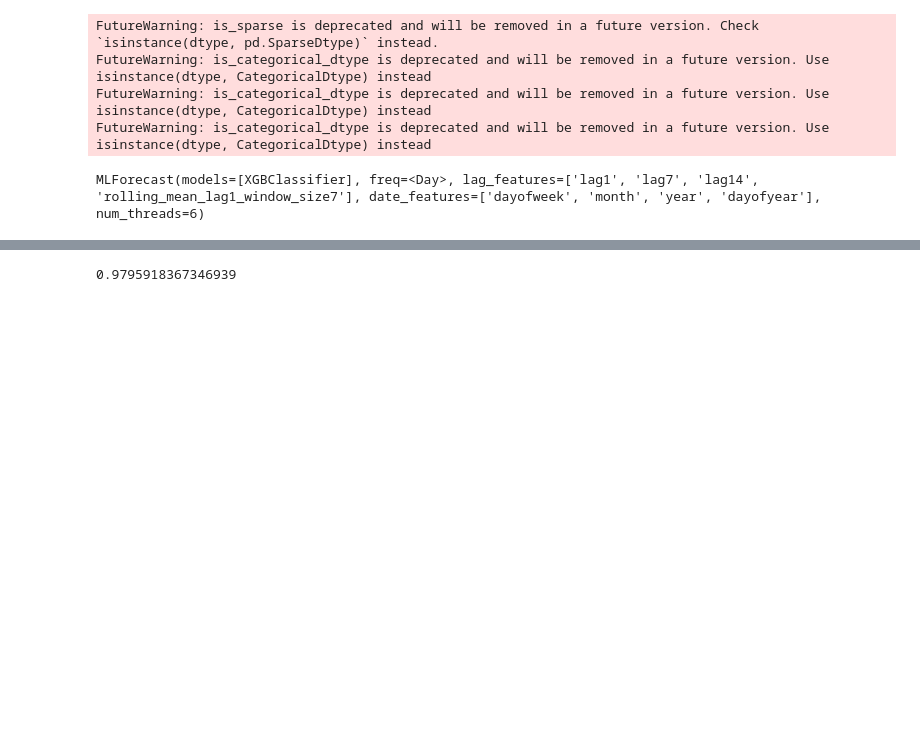
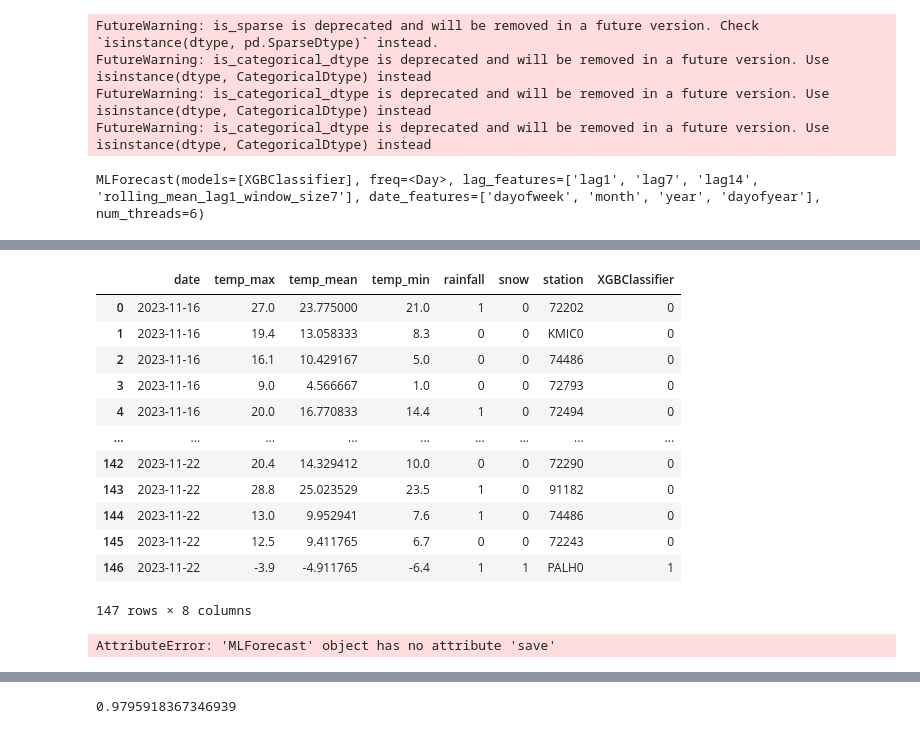
Before and after one commit to mb208/604Final, a Jupyter notebook: notebooks/xgb_prophet_playground.ipynb, the cells around one changed output, grey strips where cells are left out. Cells and saved outputs as stored; diff of their text form; code cells hidden in the pictures; blank space fills up the shorter version.

Commit message:
file for training prohpet model

```diff
--- a/notebooks/xgb_prophet_playground.ipynb
+++ b/notebooks/xgb_prophet_playground.ipynb
@@ -832,3 +844,23 @@ Object ` fcst.predict()` not found.
+# %%
+results
+# %% [output]
+|  | date | temp_max | temp_mean | temp_min | rainfall | snow | station | XGBClassifier |
+| 0 | 2023-11-16 | 27.0 | 23.775000 | 21.0 | 1 | 0 | 72202 | 0 |
+| 1 | 2023-11-16 | 19.4 | 13.058333 | 8.3 | 0 | 0 | KMIC0 | 0 |
+| 2 | 2023-11-16 | 16.1 | 10.429167 | 5.0 | 0 | 0 | 74486 | 0 |
+| 3 | 2023-11-16 | 9.0 | 4.566667 | 1.0 | 0 | 0 | 72793 | 0 |
+| 4 | 2023-11-16 | 20.0 | 16.770833 | 14.4 | 1 | 0 | 72494 | 0 |
+| ... | ... | ... | ... | ... | ... | ... | ... | ... |
+| 142 | 2023-11-22 | 20.4 | 14.329412 | 10.0 | 0 | 0 | 72290 | 0 |
+| 143 | 2023-11-22 | 28.8 | 25.023529 | 23.5 | 1 | 0 | 91182 | 0 |
+| 144 | 2023-11-22 | 13.0 | 9.952941 | 7.6 | 1 | 0 | 74486 | 0 |
+| 145 | 2023-11-22 | 12.5 | 9.411765 | 6.7 | 0 | 0 | 72243 | 0 |
+| 146 | 2023-11-22 | -3.9 | -4.911765 | -6.4 | 1 | 1 | PALH0 | 1 |
+147 rows × 8 columns
+# %%
+fcst.save('models/forecast.pkl')
+# %% [output]
+AttributeError: 'MLForecast' object has no attribute 'save'
 # %%
 test_data_pd.drop(['station_72202', 'station_72243', 'station_72278', 'station_72290',
        'station_72327', 'station_72353', 'station_72405', 'station_72494',
```
Also changed, not shown: parts of 2 cells of this notebook, 5 other files.
